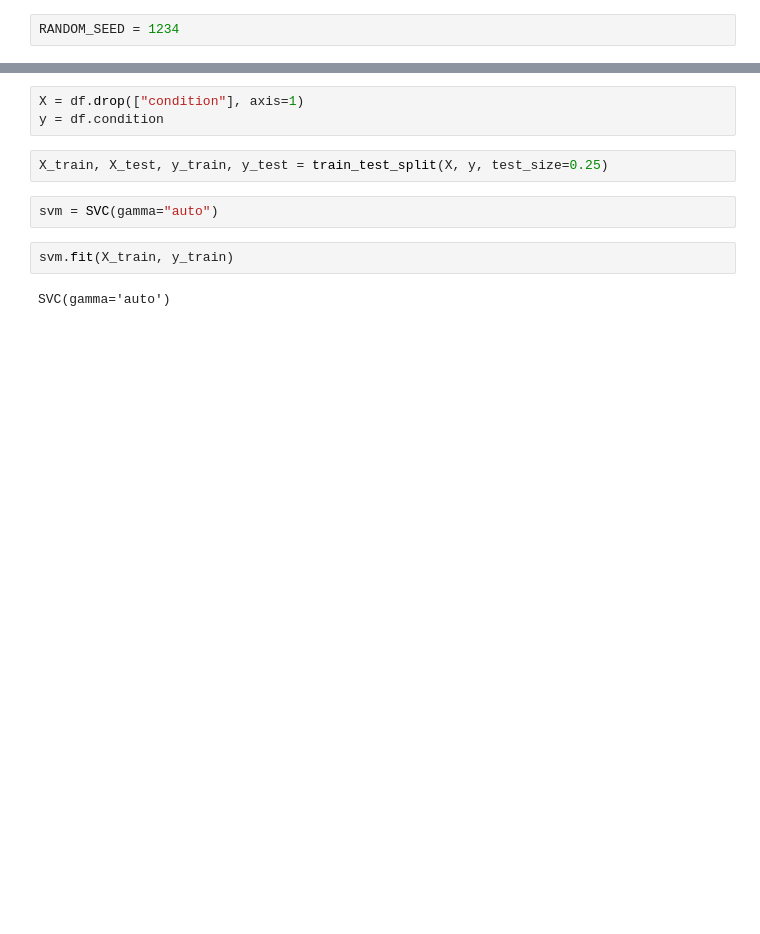
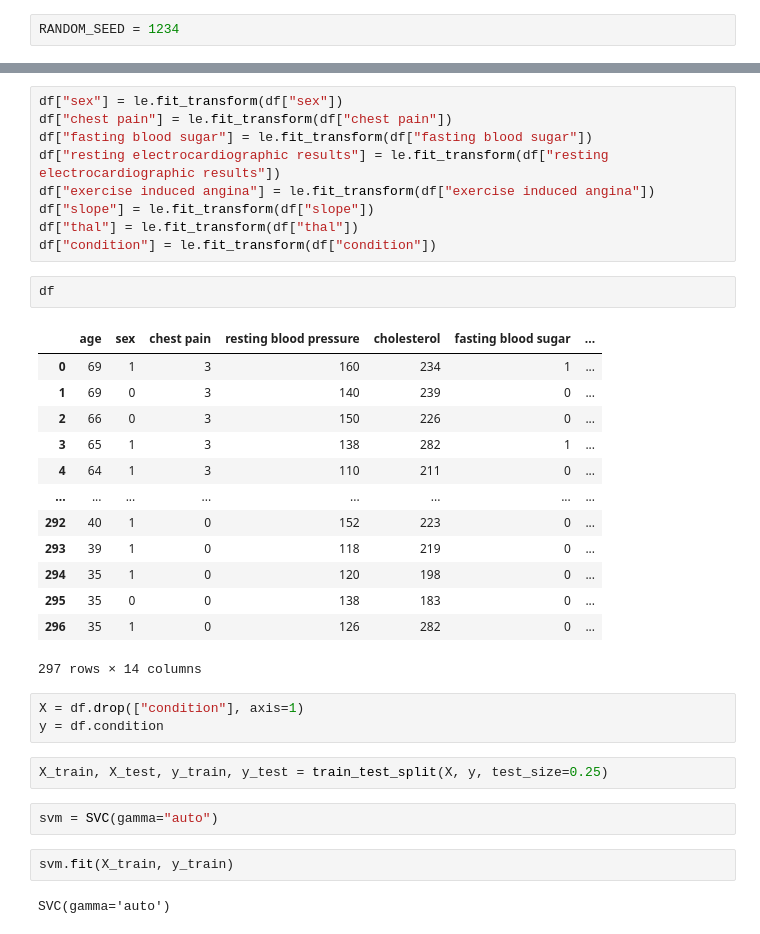
Before and after one commit to made-mlops-2022/alexander_gamarnik, a Jupyter notebook: notebooks/experiment.ipynb, the cells around one changed output, grey strips where cells are left out. Saved outputs shown, nothing was run; the diff lists cells and outputs as text; blank space fills up the shorter version.

```diff
--- a/notebooks/experiment.ipynb
+++ b/notebooks/experiment.ipynb
@@ -29,3 +34,28 @@ df
+# %%
+df["sex"] = le.fit_transform(df["sex"])
+df["chest pain"] = le.fit_transform(df["chest pain"])
+df["fasting blood sugar"] = le.fit_transform(df["fasting blood sugar"])
+df["resting electrocardiographic results"] = le.fit_transform(df["resting electrocardiographic results"])
+df["exercise induced angina"] = le.fit_transform(df["exercise induced angina"])
+df["slope"] = le.fit_transform(df["slope"])
+df["thal"] = le.fit_transform(df["thal"])
+df["condition"] = le.fit_transform(df["condition"])
+# %%
+df
+# %% [output]
+|  | age | sex | chest pain | resting blood pressure | cholesterol | fasting blood sugar | ... |
+| 0 | 69 | 1 | 3 | 160 | 234 | 1 | ... |
+| 1 | 69 | 0 | 3 | 140 | 239 | 0 | ... |
+| 2 | 66 | 0 | 3 | 150 | 226 | 0 | ... |
+| 3 | 65 | 1 | 3 | 138 | 282 | 1 | ... |
+| 4 | 64 | 1 | 3 | 110 | 211 | 0 | ... |
+| ... | ... | ... | ... | ... | ... | ... | ... |
+| 292 | 40 | 1 | 0 | 152 | 223 | 0 | ... |
+| 293 | 39 | 1 | 0 | 118 | 219 | 0 | ... |
+| 294 | 35 | 1 | 0 | 120 | 198 | 0 | ... |
+| 295 | 35 | 0 | 0 | 138 | 183 | 0 | ... |
+| 296 | 35 | 1 | 0 | 126 | 282 | 0 | ... |
+297 rows × 14 columns
 # %%
 X = df.drop(["condition"], axis=1)
 y = df.condition
```
Also changed, not shown: parts of 15 cells of this notebook, 32 other files.
